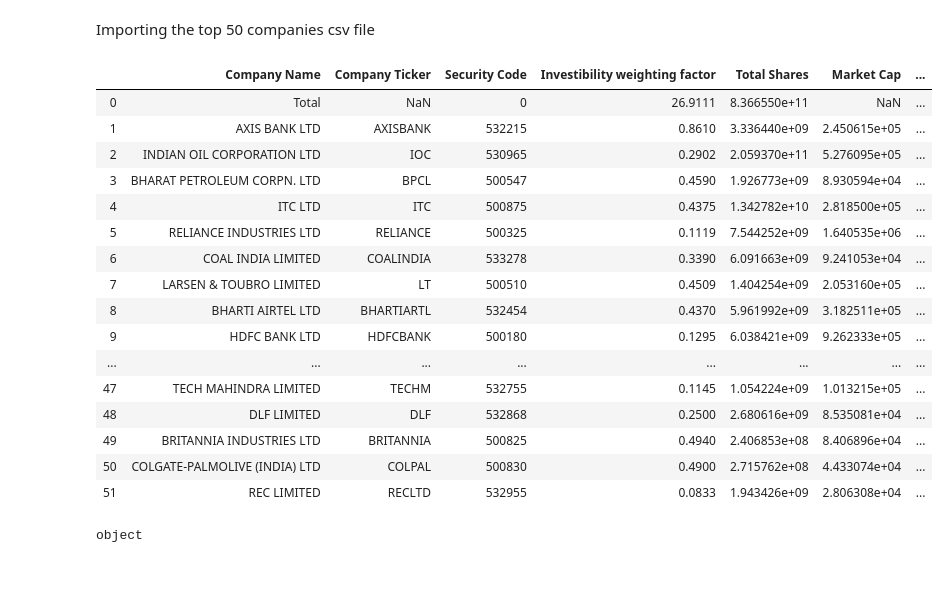
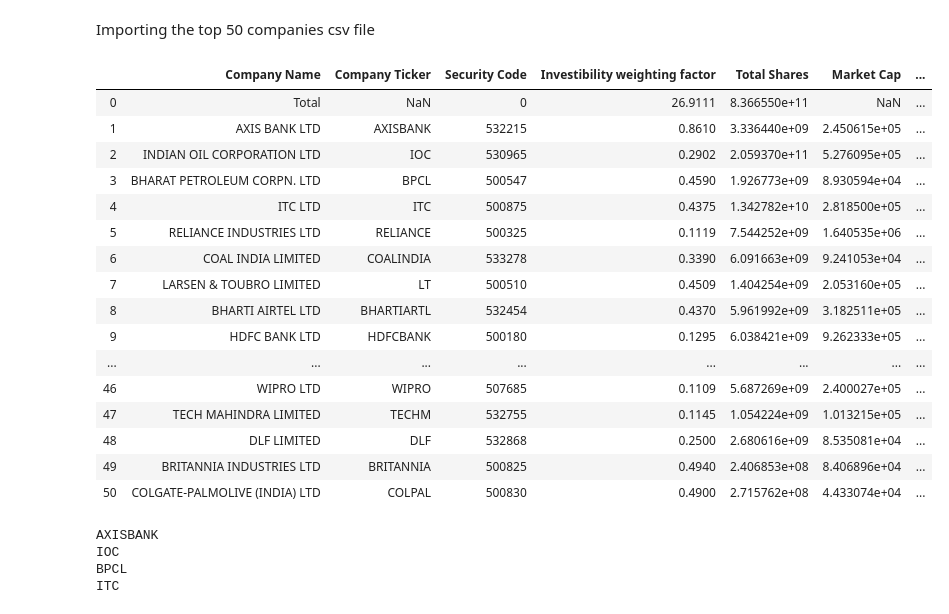
Before and after one commit to rohithandique/ACM-Index-Fund-Project, a Jupyter notebook: Index Fund Value Calculation.ipynb, the cells around one changed output. Saved outputs shown, nothing was run; the diff lists cells and outputs as text; code cells hidden in the pictures; blank space fills up the shorter version.

Commit message:
calculating index price

```diff
--- a/Index Fund Value Calculation.ipynb
+++ b/Index Fund Value Calculation.ipynb
@@ -15,29 +18,5 @@ df = pd.read_csv("index_stocks.csv")
 # %%
 cols = [6,7,8,9,10,11,12,13,14,15,16,17,18,19,20,21,22,23,24]
 df.drop(df.columns[cols],axis=1,inplace=True)
-# %%
-df
-# %% [output]
-|  | Company Name | Company Ticker | Security Code | Investibility weighting factor | Total Shares | Market Cap | ... |
-| 0 | Total | NaN | 0 | 26.9111 | 8.366550e+11 | NaN | ... |
-| 1 | AXIS BANK LTD | AXISBANK | 532215 | 0.8610 | 3.336440e+09 | 2.450615e+05 | ... |
-| 2 | INDIAN OIL CORPORATION LTD | IOC | 530965 | 0.2902 | 2.059370e+11 | 5.276095e+05 | ... |
-| 3 | BHARAT PETROLEUM CORPN. LTD | BPCL | 500547 | 0.4590 | 1.926773e+09 | 8.930594e+04 | ... |
-| 4 | ITC LTD | ITC | 500875 | 0.4375 | 1.342782e+10 | 2.818500e+05 | ... |
-| 5 | RELIANCE INDUSTRIES LTD | RELIANCE | 500325 | 0.1119 | 7.544252e+09 | 1.640535e+06 | ... |
-| 6 | COAL INDIA LIMITED | COALINDIA | 533278 | 0.3390 | 6.091663e+09 | 9.241053e+04 | ... |
-| 7 | LARSEN & TOUBRO LIMITED | LT | 500510 | 0.4509 | 1.404254e+09 | 2.053160e+05 | ... |
-| 8 | BHARTI AIRTEL LTD | BHARTIARTL | 532454 | 0.4370 | 5.961992e+09 | 3.182511e+05 | ... |
-| 9 | HDFC BANK LTD | HDFCBANK | 500180 | 0.1295 | 6.038421e+09 | 9.262333e+05 | ... |
-| ... | ... | ... | ... | ... | ... | ... | ... |
-| 47 | TECH MAHINDRA LIMITED | TECHM | 532755 | 0.1145 | 1.054224e+09 | 1.013215e+05 | ... |
-| 48 | DLF LIMITED | DLF | 532868 | 0.2500 | 2.680616e+09 | 8.535081e+04 | ... |
-| 49 | BRITANNIA INDUSTRIES LTD | BRITANNIA | 500825 | 0.4940 | 2.406853e+08 | 8.406896e+04 | ... |
-| 50 | COLGATE-PALMOLIVE (INDIA) LTD | COLPAL | 500830 | 0.4900 | 2.715762e+08 | 4.433074e+04 | ... |
-| 51 | REC LIMITED | RECLTD | 532955 | 0.0833 | 1.943426e+09 | 2.806308e+04 | ... |
-# %%
-ticker = "BSE:"+df.loc[2, "Security Code"].astype(str)
-stocks = web.DataReader(ticker, "av-daily", start=date(2016, 3, 6), end=date(2021, 3, 6), api_key=ALPHAVANTAGE_API_KEY)
-print(stocks.index.dtype)
-# %% [output]
-object
+# %%
+df_fix = df.copy(deep=False)
@@ -43,0 +26,38 @@ object
+# %%
+df_fix
+# %% [output]
+|  | Company Name | Company Ticker | Security Code | Investibility weighting factor | Total Shares | Market Cap | ... |
+| 0 | Total | NaN | 0 | 26.9111 | 8.366550e+11 | NaN | ... |
+| 1 | AXIS BANK LTD | AXISBANK | 532215 | 0.8610 | 3.336440e+09 | 2.450615e+05 | ... |
+| 2 | INDIAN OIL CORPORATION LTD | IOC | 530965 | 0.2902 | 2.059370e+11 | 5.276095e+05 | ... |
+| 3 | BHARAT PETROLEUM CORPN. LTD | BPCL | 500547 | 0.4590 | 1.926773e+09 | 8.930594e+04 | ... |
+| 4 | ITC LTD | ITC | 500875 | 0.4375 | 1.342782e+10 | 2.818500e+05 | ... |
+| 5 | RELIANCE INDUSTRIES LTD | RELIANCE | 500325 | 0.1119 | 7.544252e+09 | 1.640535e+06 | ... |
+| 6 | COAL INDIA LIMITED | COALINDIA | 533278 | 0.3390 | 6.091663e+09 | 9.241053e+04 | ... |
+| 7 | LARSEN & TOUBRO LIMITED | LT | 500510 | 0.4509 | 1.404254e+09 | 2.053160e+05 | ... |
+| 8 | BHARTI AIRTEL LTD | BHARTIARTL | 532454 | 0.4370 | 5.961992e+09 | 3.182511e+05 | ... |
+| 9 | HDFC BANK LTD | HDFCBANK | 500180 | 0.1295 | 6.038421e+09 | 9.262333e+05 | ... |
+| ... | ... | ... | ... | ... | ... | ... | ... |
+| 46 | WIPRO LTD | WIPRO | 507685 | 0.1109 | 5.687269e+09 | 2.400027e+05 | ... |
+| 47 | TECH MAHINDRA LIMITED | TECHM | 532755 | 0.1145 | 1.054224e+09 | 1.013215e+05 | ... |
+| 48 | DLF LIMITED | DLF | 532868 | 0.2500 | 2.680616e+09 | 8.535081e+04 | ... |
+| 49 | BRITANNIA INDUSTRIES LTD | BRITANNIA | 500825 | 0.4940 | 2.406853e+08 | 8.406896e+04 | ... |
+| 50 | COLGATE-PALMOLIVE (INDIA) LTD | COLPAL | 500830 | 0.4900 | 2.715762e+08 | 4.433074e+04 | ... |
+# %%
+for i in range(1, 5):
+    ticker = "BSE:"+df_fix.loc[i, "Security Code"].astype(str)
+    try:
+        stocks = web.DataReader(ticker, "av-daily", start=start_date, end=date(2021, 3, 6), api_key=ALPHAVANTAGE_API_KEY)
+        print(df.loc[i, "Company Ticker"])
+    except ValueError as ve:
+        ticker = "BSE:"+df_fix.loc[i, "Company Ticker"]
+        stocks = web.DataReader(ticker, "av-daily", start=start_date, end=date(2021, 3, 6), api_key=ALPHAVANTAGE_API_KEY)
+        print(df.loc[i, "Company Ticker"], "unsafe")
+    finally:
+        for j in range(n):
+            prices[j]+=stocks['close'][j]*df_fix.loc[i, "Total Shares"]
+# %% [output]
+AXISBANK
+IOC
+BPCL
+ITC
```
Also changed, not shown: parts of 19 cells of this notebook, 2 other files.
